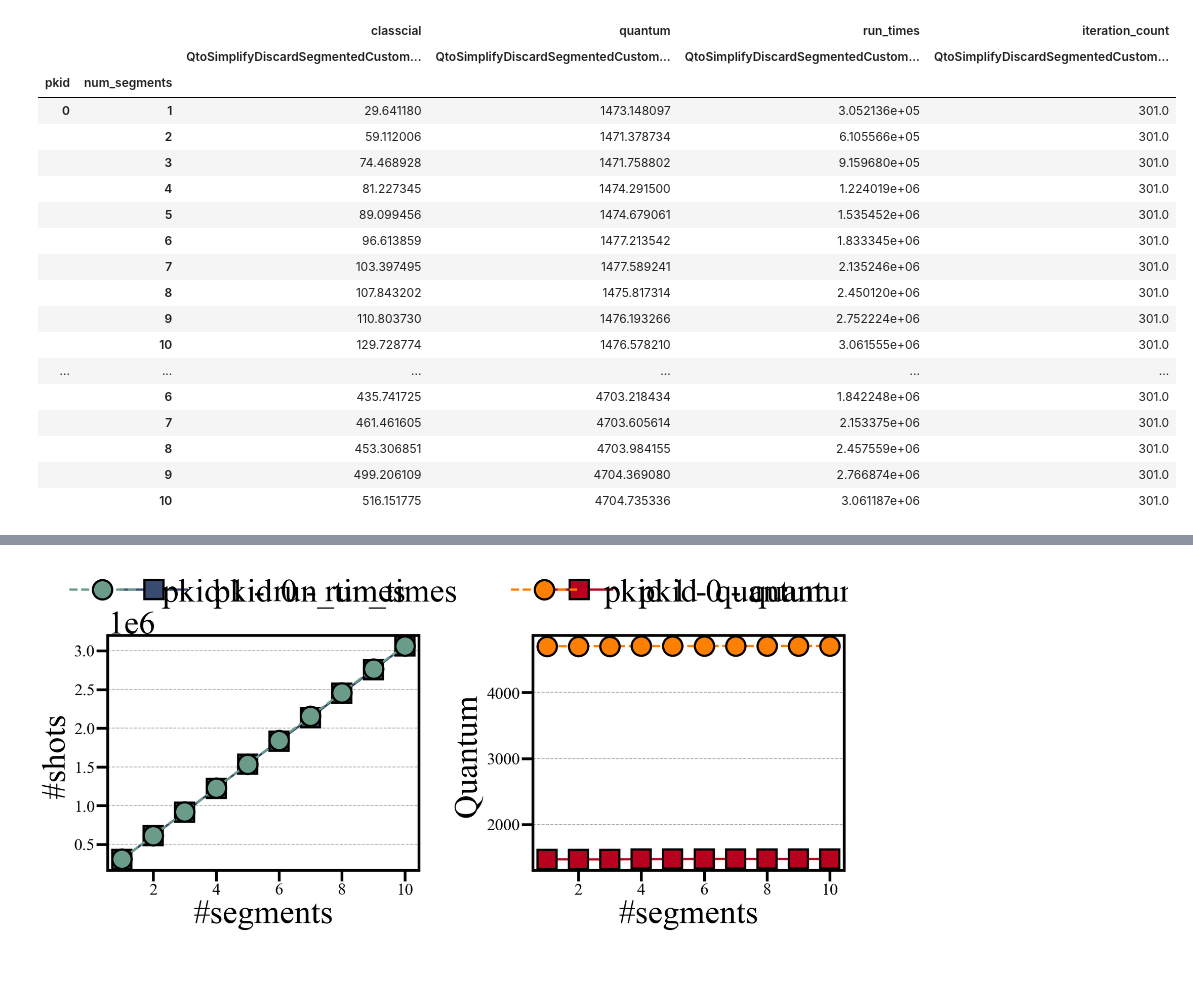
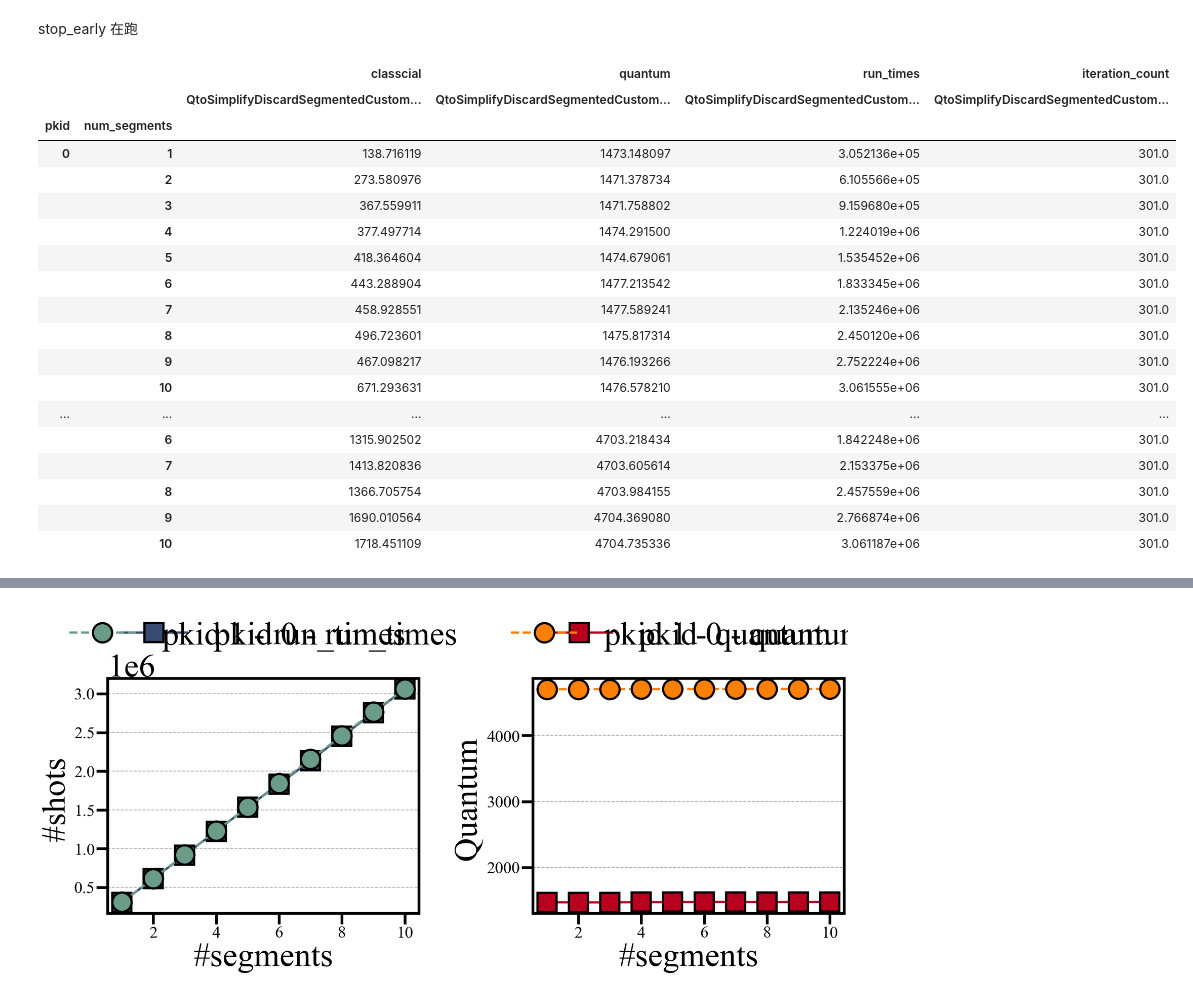
Before and after one commit to jiang7f/QTO, a Jupyter notebook: rebuttal/draw/exp5_latency_compare_by_diff_num_segments/latency.ipynb, the cells around one changed output, grey strips where cells are left out. Cells and saved outputs as stored; diff of their text form; code cells hidden in the pictures; blank space fills up the shorter version.

```diff
--- a/rebuttal/draw/exp5_latency_compare_by_diff_num_segments/latency.ipynb
+++ b/rebuttal/draw/exp5_latency_compare_by_diff_num_segments/latency.ipynb
@@ -1,3 +1,5 @@
+# %% [markdown]
+stop_early 在跑
 # %%
 import pandas as pd
 pd.set_option('display.max_rows', None)  # 显示所有行
@@ -35,47 +37,47 @@ df = pd.merge(df, df_quantum[['pkid', 'quantum']], on=['pkid'], how='left', suff
 df['quantum'] = df['quantum_new']
 
 # 删除合并时新增的 'quantum_new' 列
 df.drop(columns=['quantum_new'], inplace=True)
 
 df['pkid']=df['pkid'] % 2
 df['quantum'] = df['quantum'] + measure_latency * (df['run_times'] - 300 * 1024) / 1e9
 
 grouped_df = df.groupby(['pkid', 'num_segments', 'method'], as_index=False).agg({
     'iteration_count':'mean',
-    'classcial':'mean',
+    'classcial':'max',
     'quantum':'mean',
     'run_times':'mean',
 })
 
 ## 分组并把组作为索引
 pivot_df = grouped_df.pivot(index =['pkid','num_segments'], columns='method', values=['quantum', 'classcial', 'run_times','iteration_count'])
 # pivot_df = grouped_df.pivot(index =['pkid','variables','constraints'], columns='method', values=['best_solution_probs','in_constraints_probs',"ARG",'iteration_count'])
 
 method_order = ['QtoSimplifyDiscardSegmentedCustomSolver']
 # method_order = ['HeaSolver', 'PenaltySolver', 'ChocoSolver', 'QtoSolver ', 'QtoSimplifySolver', 'QtoSimplifyDiscardSolver', 'QtoSimplifyDiscardSegmentedCustomSolver']
 # method_order = ['ChocoSolver', 'QtoSolver', 'QtoSimplifySolver', 'QtoSimplifyDiscardSolver']
 # method_order = ['ChocoSolver']
 # method_order = ['QtoSimplifyDiscardSegmentedCustomSolver']
 pivot_df = pivot_df.reindex(columns=pd.MultiIndex.from_product([['classcial', "quantum",'run_times','iteration_count'], method_order]))
 
 pivot_df
 # %% [output]
 |  |  | classcial | quantum | run_times | iteration_count |
 |  |  | QtoSimplifyDiscardSegmentedCustom... | QtoSimplifyDiscardSegmentedCustom... | QtoSimplifyDiscardSegmentedCustom... | QtoSimplifyDiscardSegmentedCustom... |
 | pkid | num_segments |  |  |  |  |
-| 0 | 1 | 29.641180 | 1473.148097 | 3.052136e+05 | 301.0 |
-|  | 2 | 59.112006 | 1471.378734 | 6.105566e+05 | 301.0 |
-|  | 3 | 74.468928 | 1471.758802 | 9.159680e+05 | 301.0 |
-|  | 4 | 81.227345 | 1474.291500 | 1.224019e+06 | 301.0 |
-|  | 5 | 89.099456 | 1474.679061 | 1.535452e+06 | 301.0 |
-|  | 6 | 96.613859 | 1477.213542 | 1.833345e+06 | 301.0 |
-|  | 7 | 103.397495 | 1477.589241 | 2.135246e+06 | 301.0 |
-|  | 8 | 107.843202 | 1475.817314 | 2.450120e+06 | 301.0 |
-|  | 9 | 110.803730 | 1476.193266 | 2.752224e+06 | 301.0 |
-|  | 10 | 129.728774 | 1476.578210 | 3.061555e+06 | 301.0 |
+| 0 | 1 | 138.716119 | 1473.148097 | 3.052136e+05 | 301.0 |
+|  | 2 | 273.580976 | 1471.378734 | 6.105566e+05 | 301.0 |
+|  | 3 | 367.559911 | 1471.758802 | 9.159680e+05 | 301.0 |
+|  | 4 | 377.497714 | 1474.291500 | 1.224019e+06 | 301.0 |
+|  | 5 | 418.364604 | 1474.679061 | 1.535452e+06 | 301.0 |
+|  | 6 | 443.288904 | 1477.213542 | 1.833345e+06 | 301.0 |
+|  | 7 | 458.928551 | 1477.589241 | 2.135246e+06 | 301.0 |
+|  | 8 | 496.723601 | 1475.817314 | 2.450120e+06 | 301.0 |
+|  | 9 | 467.098217 | 1476.193266 | 2.752224e+06 | 301.0 |
+|  | 10 | 671.293631 | 1476.578210 | 3.061555e+06 | 301.0 |
 | ... | ... | ... | ... | ... | ... |
-|  | 6 | 435.741725 | 4703.218434 | 1.842248e+06 | 301.0 |
-|  | 7 | 461.461605 | 4703.605614 | 2.153375e+06 | 301.0 |
-|  | 8 | 453.306851 | 4703.984155 | 2.457559e+06 | 301.0 |
-|  | 9 | 499.206109 | 4704.369080 | 2.766874e+06 | 301.0 |
-|  | 10 | 516.151775 | 4704.735336 | 3.061187e+06 | 301.0 |
+|  | 6 | 1315.902502 | 4703.218434 | 1.842248e+06 | 301.0 |
+|  | 7 | 1413.820836 | 4703.605614 | 2.153375e+06 | 301.0 |
+|  | 8 | 1366.705754 | 4703.984155 | 2.457559e+06 | 301.0 |
+|  | 9 | 1690.010564 | 4704.369080 | 2.766874e+06 | 301.0 |
+|  | 10 | 1718.451109 | 4704.735336 | 3.061187e+06 | 301.0 |
```
Also changed, not shown: parts of 2 cells of this notebook, 22 other files.
